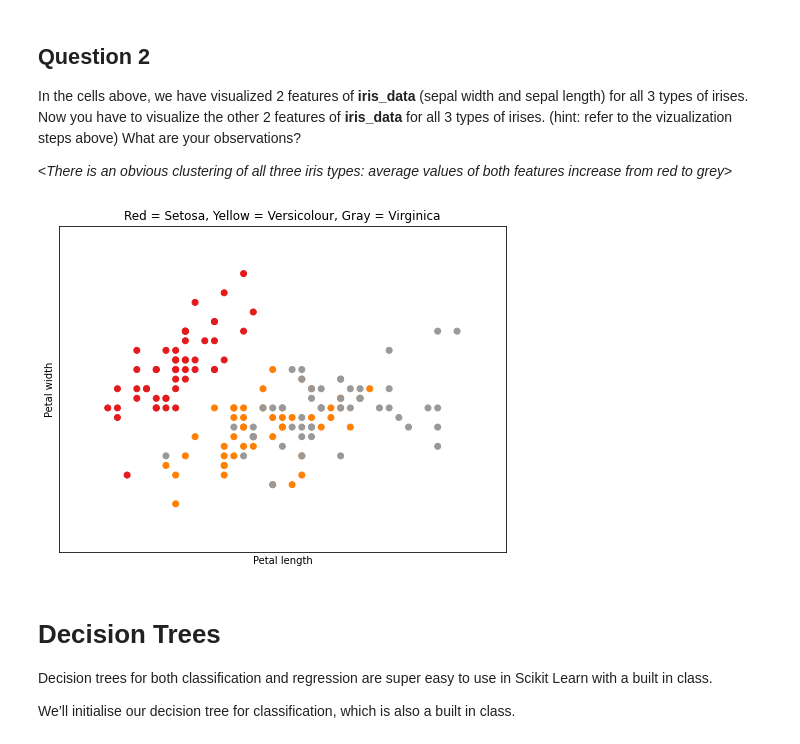
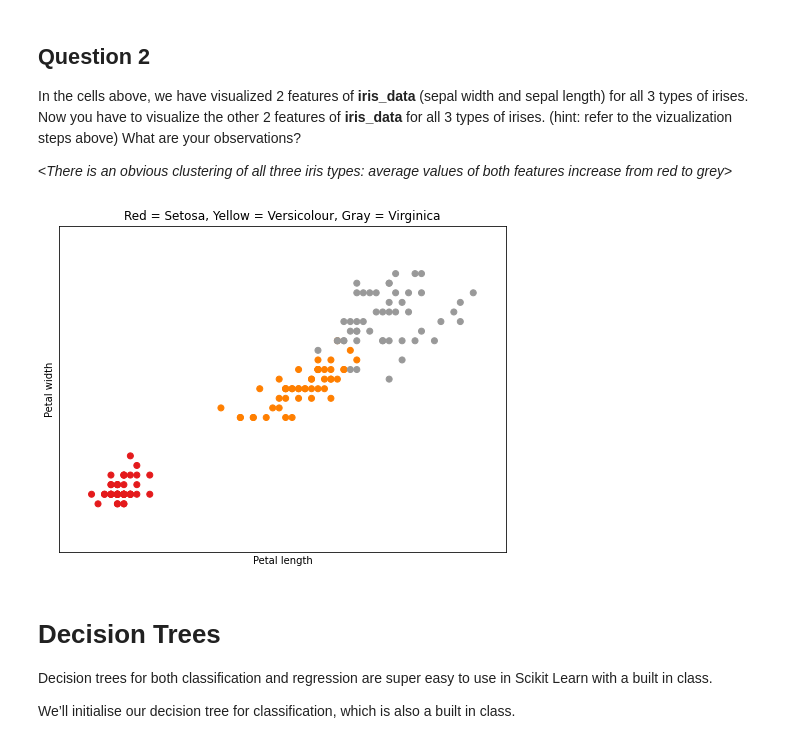
Before and after one commit to dslidder/FutureMakers2022, a Jupyter notebook: Day_2_Intro_to_Machine_Learning_DL.ipynb, the cells around one changed output. Saved outputs shown, nothing was run; the diff lists cells and outputs as text; code cells hidden in the pictures.

```diff
--- a/Day_2_Intro_to_Machine_Learning_DL.ipynb
+++ b/Day_2_Intro_to_Machine_Learning_DL.ipynb
@@ -123,37 +123,37 @@ In the cells above, we have visualized 2 features of **iris_data** (sepal width
 
 \<*There is an obvious clustering of all three iris types: average values of both features increase from red to grey*\>
 # %%
-X = iris_data.data[:, :4]
+X = iris_data.data[:, 2:]
 y = iris_data.target
 
 # Load the iris_data in python variables
 from sklearn.datasets import load_iris
 from sklearn import tree
 
 iris_data = load_iris()
 
 # Obtain extremities of the dataset to get bounds of the graph
 x_min, x_max = X[:, 0].min() - 0.5, X[:, 0].max() + 0.5
 y_min, y_max = X[:, 1].min() - 0.5, X[:, 1].max() + 0.5  # should be the same as in the example? I can't see anything that would need to be changed...
 
 
 # Plot the dataset
 plt.figure(2, figsize=(8, 6))
 plt.clf()
 
 plt.scatter(X[:, 0], X[:, 1], c=y, cmap=plt.cm.Set1)
 plt.xlabel("Petal length")
 plt.ylabel("Petal width")
 
 plt.xlim(x_min, x_max)
 plt.ylim(y_min, y_max)
 plt.xticks(())
 plt.yticks(())
 plt.title('Red = Setosa, Yellow = Versicolour, Gray = Virginica')
 
 plt.show()
 # %% [output]
-[figure, old version]
+[figure, new version]
 # %% [markdown]
 # Decision Trees
 
```
Also changed, not shown: parts of 8 cells of this notebook.
